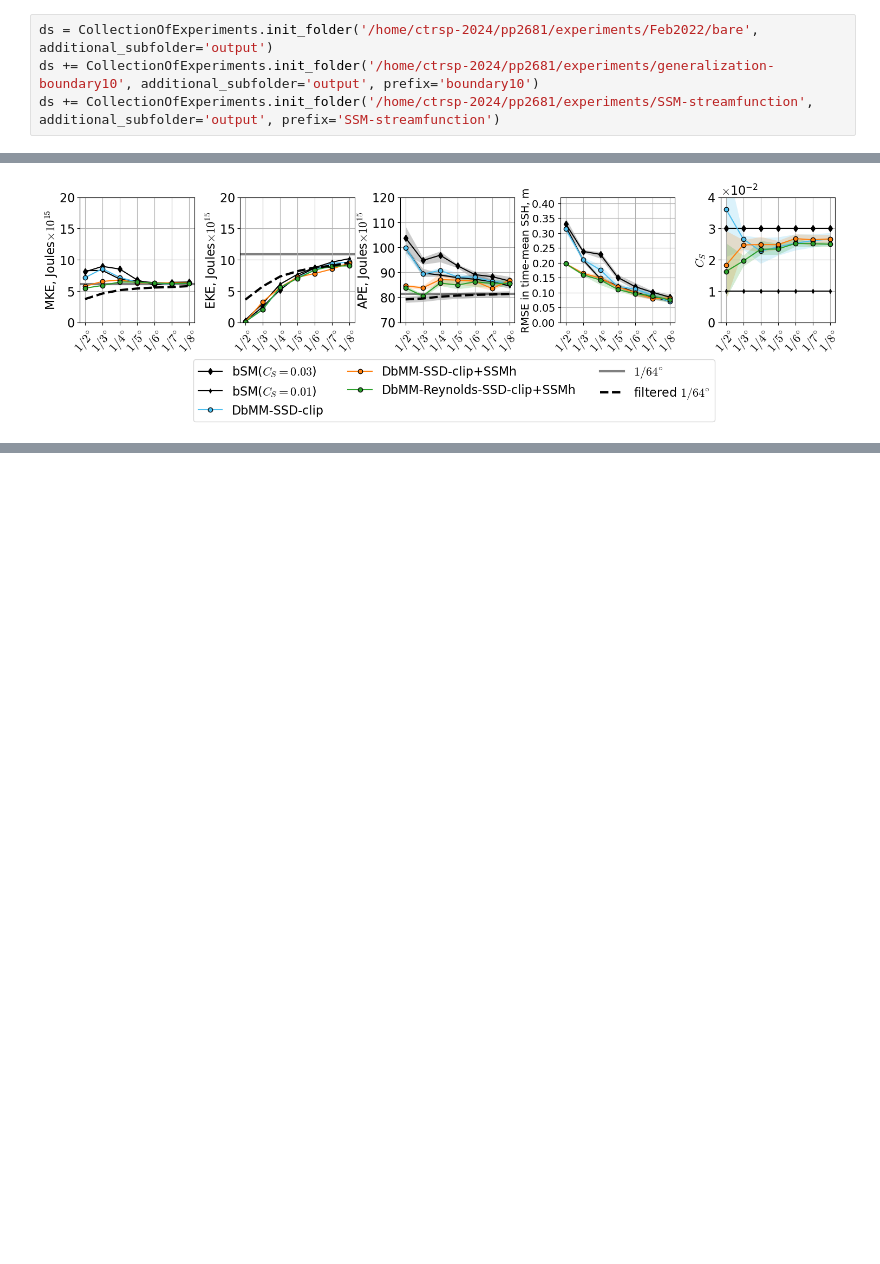
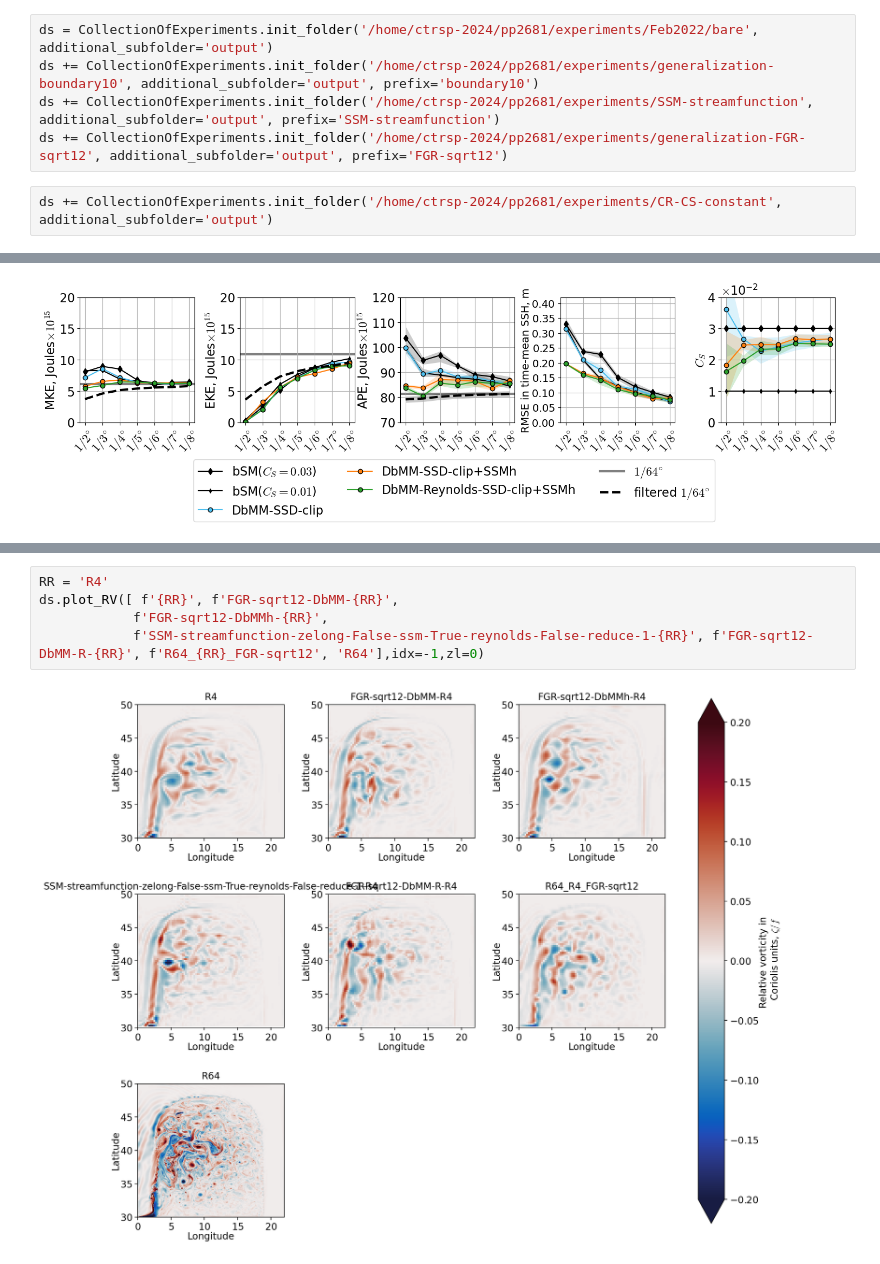
Before and after one commit to Pperezhogin/CTR-notebooks, a Jupyter notebook: DMM-online.ipynb, the cells around one changed output, grey strips where cells are left out. Cells and saved outputs as stored; diff of their text form; blank space fills up the shorter version.

```diff
--- a/DMM-online.ipynb
+++ b/DMM-online.ipynb
@@ -13,6 +13,9 @@ from helpers.collection_of_experiments import *
 ds = CollectionOfExperiments.init_folder('/home/ctrsp-2024/pp2681/experiments/Feb2022/bare', additional_subfolder='output')
 ds += CollectionOfExperiments.init_folder('/home/ctrsp-2024/pp2681/experiments/generalization-boundary10', additional_subfolder='output', prefix='boundary10')
 ds += CollectionOfExperiments.init_folder('/home/ctrsp-2024/pp2681/experiments/SSM-streamfunction', additional_subfolder='output', prefix='SSM-streamfunction')
+ds += CollectionOfExperiments.init_folder('/home/ctrsp-2024/pp2681/experiments/generalization-FGR-sqrt12', additional_subfolder='output', prefix='FGR-sqrt12')
+# %%
+ds += CollectionOfExperiments.init_folder('/home/ctrsp-2024/pp2681/experiments/CR-CS-constant', additional_subfolder='output')
 # %%
 for RR in ['R2', 'R3', 'R4', 'R5', 'R6', 'R7', 'R8']:
     ds.remesh('R64', RR)
@@ -582,0 +659,7 @@ plt.tight_layout()
+# %%
+RR = 'R4'
+ds.plot_RV([ f'{RR}', f'FGR-sqrt12-DbMM-{RR}',
+            f'FGR-sqrt12-DbMMh-{RR}',
+            f'SSM-streamfunction-zelong-False-ssm-True-reynolds-False-reduce-1-{RR}', f'FGR-sqrt12-DbMM-R-{RR}', f'R64_{RR}_FGR-sqrt12', 'R64'],idx=-1,zl=0)
+# %% [output]
+[figure, added]
```
Also changed, not shown: parts of 29 cells of this notebook, 7 other files.
